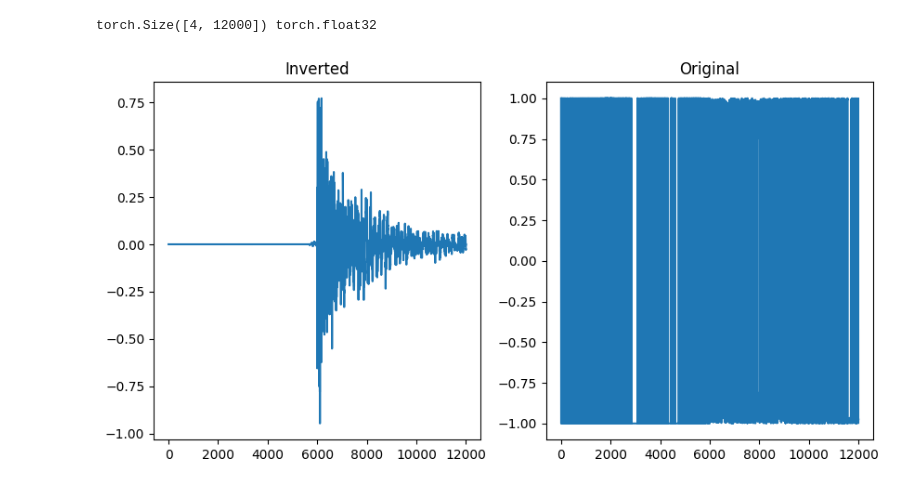
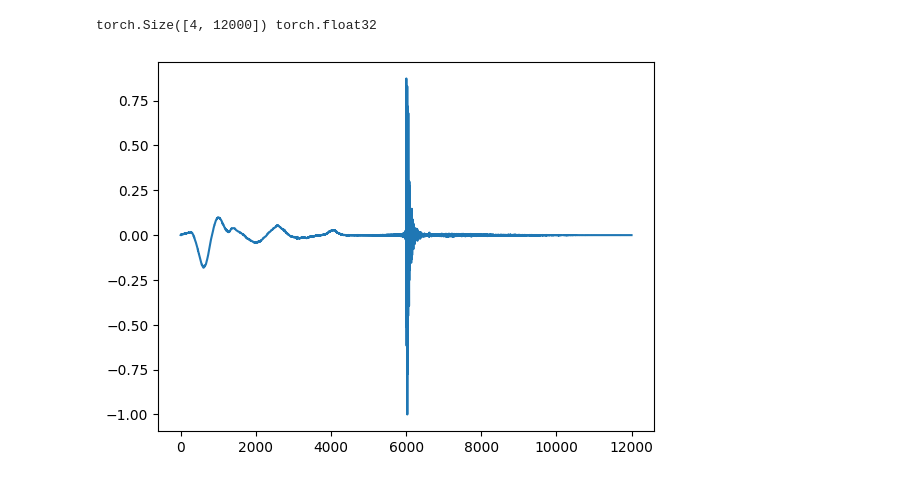
Before and after one commit to Aa-Aanegola/visually-indicated-sounds, a Jupyter notebook: src/experiments/AudioAutoEncoder/AudioAutoEncoder.ipynb, the cells around one changed output. Saved outputs shown, nothing was run; the diff lists cells and outputs as text; code cells hidden in the pictures.

Commit message:
audio autoencoder trained and modified

```diff
--- a/src/experiments/AudioAutoEncoder/AudioAutoEncoder.ipynb
+++ b/src/experiments/AudioAutoEncoder/AudioAutoEncoder.ipynb
@@ -65,7 +70,7 @@ class AudioAutoEncoder(pl.LightningModule):
         return optimizer
 # %%
 class AudioDataset(Dataset):
-    def __init__(self, root : str, sr=12000):
+    def __init__(self, root: str, sr: int=12000):
         self.root = root
         self.files = glob.glob(os.path.join(self.root, '*.pkl'))
         self.sr = sr
@@ -74,15 +79,17 @@ class AudioDataset(Dataset):
         return len(self.files)
 
     def __getitem__(self, idx):
-        fileName = os.path.join(self.root, f'{idx}.pkl')
+        with open(self.files[idx], 'rb') as f:
+            wav = pickle.load(f)
 
-        with open(fileName, 'rb') as f:
-            wav = pickle.load(f)
-        try:
-            downsampled = wav[::wav.shape[0]//self.sr]/max(abs(np.min(wav)), np.max(wav))
-        except (e):
-            print(wav.shape)
-            raise e
-        return torch.tensor(downsampled)
+        while wav.shape[0] == 0:
+            with open(random.choice(self.files), 'rb') as f:
+                wav = pickle.load(f)
+
+        downsampled = resample(wav, self.sr)
+        downsampled = downsampled / np.max(np.abs(downsampled))
+
+        return torch.tensor(downsampled, dtype=torch.float32)
 # %%
-trainDataset = AudioDataset('/scratch/aanegola/audio_data/train', sr=12000)
+trainDataset = AudioDataset('../../../../audio_data/train/', sr=12000)
+valDataset = AudioDataset('../../../../audio_data/test/', sr=12000)
@@ -104,13 +96,17 @@ ModelSummary(model)
+# %%
+BATCH_SIZE = 4
+NUM_WORKERS = 4
+# %%
+trainDataLoader = DataLoader(trainDataset, batch_size=BATCH_SIZE, shuffle=True)
+valDataLoader = DataLoader(valDataset, batch_size=BATCH_SIZE, shuffle=False)
+# trainDataLoader = DataLoader(trainDataset, batch_size=BATCH_SIZE, shuffle=True, num_workers=NUM_WORKERS, pin_memory=True)
+# valDataLoader = DataLoader(valDataset, batch_size=BATCH_SIZE, shuffle=False, num_workers=NUM_WORKERS, pin_memory=True)
 # %%
 wavs = next(iter(trainDataLoader))
 print(wavs.shape, wavs.dtype)
-fig, axs = plt.subplots(nrows=1, ncols=2, figsize=(10, 5))
 wav = wavs[0].detach().numpy()
-axs[0].plot(wav)
-axs[0].set_title('Original')
-axs[1].plot(np.where(wav > 0, 1 - wav, -1 - wav))
-axs[1].set_title('Inverted')
+plt.plot(wav)
 plt.show()
 # %% [output]
 torch.Size([4, 12000]) torch.float32
-[figure, old version]
+[figure, new version]
```
Also changed, not shown: parts of 12 cells of this notebook, 15 other files.
